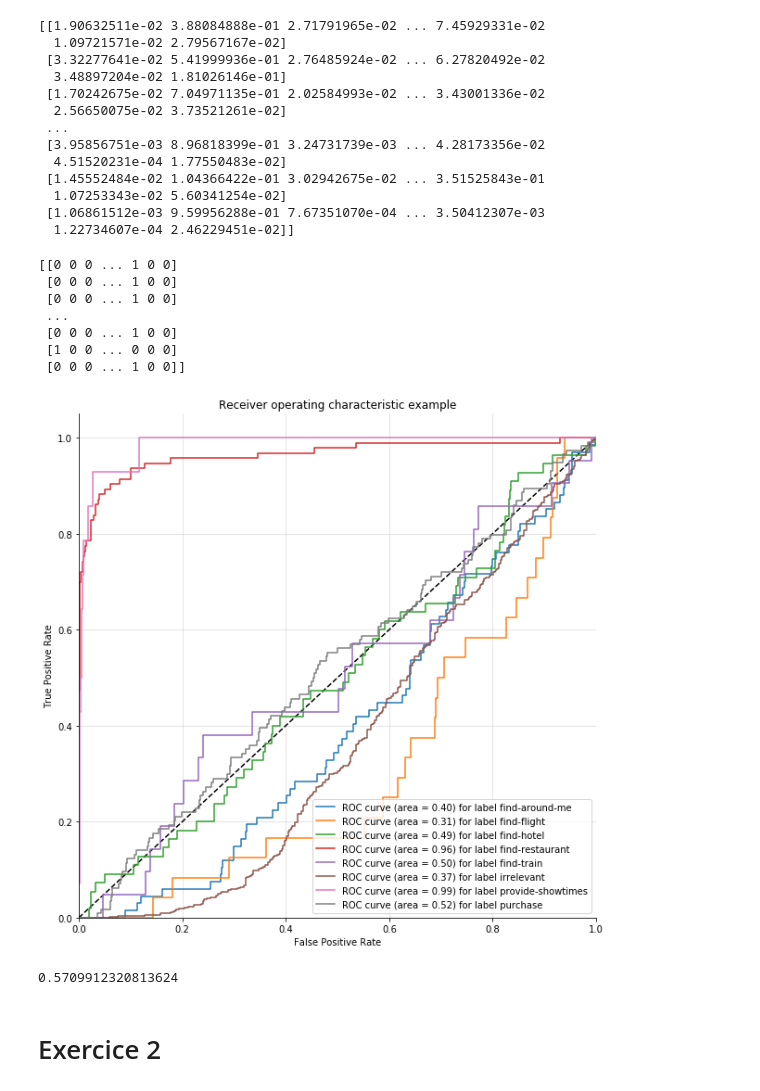
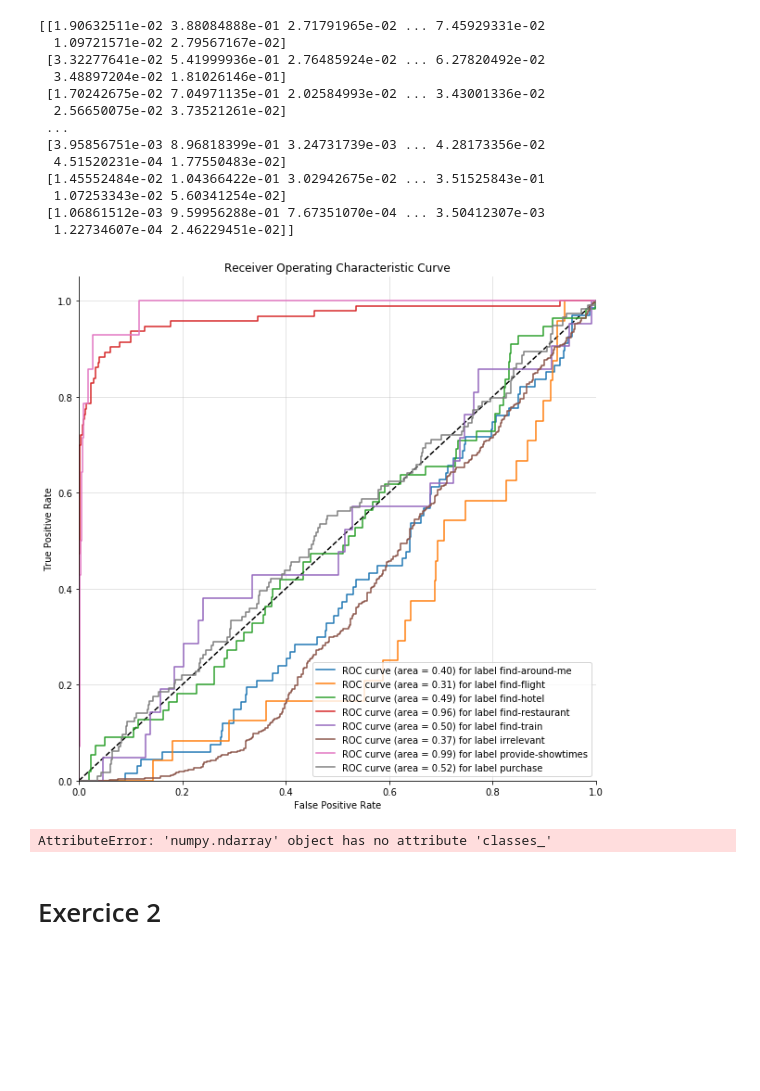
Before and after one commit to hbBoucherit/projet_inge_logicielle, a Jupyter notebook: projet_inge_logi.ipynb, the cells around one changed output. Drawn from its saved outputs; the diff is of its cells as text; code cells hidden in the pictures; blank space fills up the shorter version.

Commit message:
function to plot roc curve for multi class classification

```diff
--- a/projet_inge_logi.ipynb
+++ b/projet_inge_logi.ipynb
@@ -278,55 +278,52 @@ print(y_test_score)
  [1.06861512e-03 9.59956288e-01 7.67351070e-04 ... 3.50412307e-03
   1.22734607e-04 2.46229451e-02]]
 # %%
-# je sais pas encore comment on fait pour plot une courbe roc pour une classification multiclasse
-# def plot_multiclass_roc_curve():
-y_test_score = get_scores(x_test)
-lb = LabelBinarizer()
-y_labels = lb.fit(y_test)
-labels = y_labels.classes_
-y_test_encoded = y_labels.transform(y_test)
+def plot_multiclass_roc_curve(scores, labels):
+    # il faut binariser les labels
+    lb = LabelBinarizer()
+    encoded_labels = lb.fit(labels)
+    classes = encoded_labels.classes_ # on récupère les classes dans l'ordre de sortie du modèle
+    encoded_labels = encoded_labels.transform(labels)
 
-# print(y_train_score['Scores'][1])
-fpr = dict()
-tpr = dict()
-roc_auc = dict()
+    fpr = dict()
+    tpr = dict()
+    roc_auc = dict()
 
-for i in range(len(labels)):
-    fpr[i], tpr[i], _ = roc_curve(y_test_encoded[:,i], y_test_score[:, i]) # il faut le score de toutes les catégories
-    roc_auc[i] = auc(fpr[i], tpr[i])
+    for i in range(len(classes)):
+        fpr[i], tpr[i], _ = roc_curve(encoded_labels[:,i], scores[:, i]) # il faut le score de toutes les catégories
+        roc_auc[i] = auc(fpr[i], tpr[i])
 
-fig, ax = plt.subplots(figsize=(10,10))
-ax.plot([0, 1], [0, 1], 'k--')
-ax.set_xlim([0.0, 1.0])
-ax.set_ylim([0.0, 1.05])
-ax.set_xlabel('False Positive Rate')
-ax.set_ylabel('True Positive Rate')
-ax.set_title('Receiver Operating Characteristic Curve')
-for i in range(len(labels)):
-    ax.plot(fpr[i], tpr[i], label='ROC curve (area = %0.2f) for label %s' % (roc_auc[i], labels[i]))
-ax.legend(loc="best")
-ax.grid(alpha=.4)
-sns.despine()
-plt.show()
+    fig, ax = plt.subplots(figsize=(10,10))
+    ax.plot([0, 1], [0, 1], 'k--')
+    ax.set_xlim([0.0, 1.0])
+    ax.set_ylim([0.0, 1.05])
+    ax.set_xlabel('False Positive Rate')
+    ax.set_ylabel('True Positive Rate')
+    ax.set_title('Receiver Operating Characteristic Curve')
+    for i in range(len(classes)):
+        ax.plot(fpr[i], tpr[i], label='ROC curve (area = %0.2f) for label %s' % (roc_auc[i], classes[i]))
+    ax.legend(loc="best")
+    ax.grid(alpha=.4)
+    sns.despine()
+    plt.show()
+
+plot_multiclass_roc_curve(y_test_score, y_test)
 # %% [output]
-[[0 0 0 ... 1 0 0]
- [0 0 0 ... 1 0 0]
- [0 0 0 ... 1 0 0]
- ...
- [0 0 0 ... 1 0 0]
- [1 0 0 ... 0 0 0]
- [0 0 0 ... 1 0 0]]
-[figure, old version]
+[figure, new version]
 # %%
-labels = ['find-train', 'irrelevant', 'find-flight', 'find-restaurant', 'purchase', 'find-around-me', 'provide-showtimes', 'find-hotel']
-y_test_binarize = label_binarize(y_test, classes=labels)
+lb = LabelBinarizer()
+encoded_labels = lb.fit(y_test)
+encoded_labels = encoded_labels.transform(y_test)
 
-roc_score = roc_auc_score(y_test, y_test_score, multi_class='ovo', average='macro')
+classes = encoded_labels.classes_ # on récupère les classes dans l'ordre de sortie du modèle
+print(classes)
+
+roc_score = roc_auc_score(encoded_labels, y_test_score, multi_class='ovo', average='macro')
 print(roc_score)
 
 # très étrange, quand je binairise les labels c'est 93% et quand je binairise pas c'est 57%
 # %% [output]
-0.5709912320813624
+AttributeError: 'numpy.ndarray' object has no attribute 'classes_'
 # %% [markdown]
 # Exercice 2
 # %% [markdown]
```
Also changed, not shown: parts of 1 cell of this notebook.
